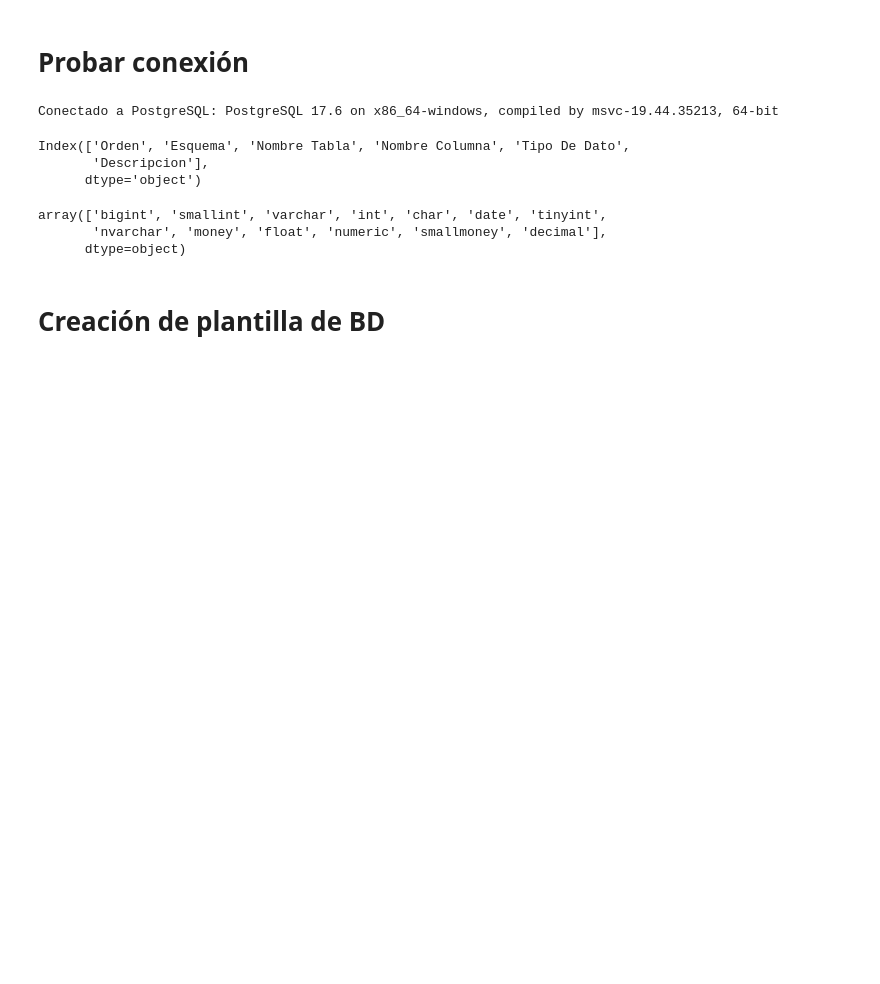
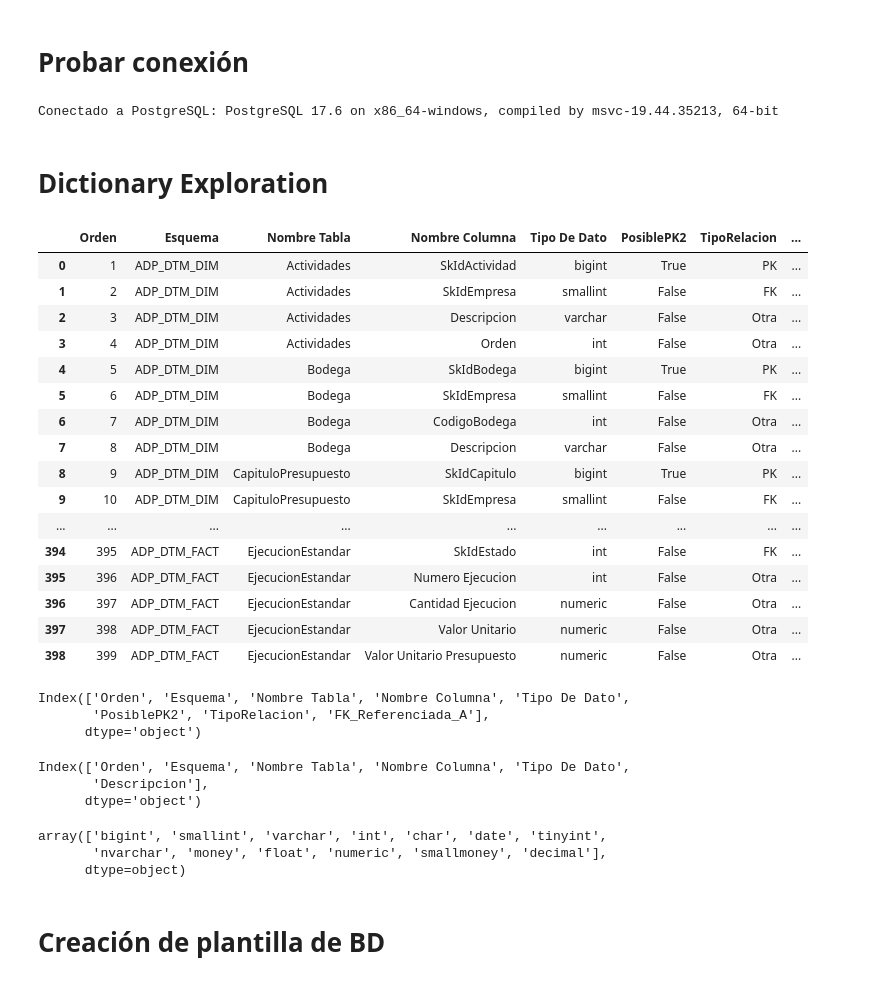
Before and after one commit to RamiroSeb2021/DB-by-data-dictionary-PostgreSQL, a Jupyter notebook: DB_Postgre.ipynb, the cells around one changed output. Saved outputs shown, nothing was run; the diff lists cells and outputs as text; code cells hidden in the pictures; blank space fills up the shorter version.

```diff
--- a/DB_Postgre.ipynb
+++ b/DB_Postgre.ipynb
@@ -46,12 +41,0 @@ df = pd.read_excel("Diccionario de Datos SINCO.xlsx")
-# %%
-df.columns
-# %% [output]
-Index(['Orden', 'Esquema', 'Nombre Tabla', 'Nombre Columna', 'Tipo De Dato',
-       'Descripcion'],
-      dtype='object')
-# %%
-df['Tipo De Dato'].unique()
-# %% [output]
-array(['bigint', 'smallint', 'varchar', 'int', 'char', 'date', 'tinyint',
-       'nvarchar', 'money', 'float', 'numeric', 'smallmoney', 'decimal'],
-      dtype=object)
@@ -86,0 +42,44 @@ _PAREN_RE = re.compile(r"^([a-zA-Z_]+)\s*\(\s*([0-9]+)(?:\s*,\s*([0-9]+))?\s*\)\
+# %% [markdown]
+# Dictionary Exploration
+# %%
+pd.set_option("display.max_rows", None)
+# df = pd.read_excel("Diccionario de Datos SINCO.xlsx")
+df_rel = pd.read_csv("Dicc_relacional")
+# %%
+df_rel
+# %% [output]
+|  | Orden | Esquema | Nombre Tabla | Nombre Columna | Tipo De Dato | PosiblePK2 | TipoRelacion | ... |
+| 0 | 1 | ADP_DTM_DIM | Actividades | SkIdActividad | bigint | True | PK | ... |
+| 1 | 2 | ADP_DTM_DIM | Actividades | SkIdEmpresa | smallint | False | FK | ... |
+| 2 | 3 | ADP_DTM_DIM | Actividades | Descripcion | varchar | False | Otra | ... |
+| 3 | 4 | ADP_DTM_DIM | Actividades | Orden | int | False | Otra | ... |
+| 4 | 5 | ADP_DTM_DIM | Bodega | SkIdBodega | bigint | True | PK | ... |
+| 5 | 6 | ADP_DTM_DIM | Bodega | SkIdEmpresa | smallint | False | FK | ... |
+| 6 | 7 | ADP_DTM_DIM | Bodega | CodigoBodega | int | False | Otra | ... |
+| 7 | 8 | ADP_DTM_DIM | Bodega | Descripcion | varchar | False | Otra | ... |
+| 8 | 9 | ADP_DTM_DIM | CapituloPresupuesto | SkIdCapitulo | bigint | True | PK | ... |
+| 9 | 10 | ADP_DTM_DIM | CapituloPresupuesto | SkIdEmpresa | smallint | False | FK | ... |
+| ... | ... | ... | ... | ... | ... | ... | ... | ... |
+| 394 | 395 | ADP_DTM_FACT | EjecucionEstandar | SkIdEstado | int | False | FK | ... |
+| 395 | 396 | ADP_DTM_FACT | EjecucionEstandar | Numero Ejecucion | int | False | Otra | ... |
+| 396 | 397 | ADP_DTM_FACT | EjecucionEstandar | Cantidad Ejecucion | numeric | False | Otra | ... |
+| 397 | 398 | ADP_DTM_FACT | EjecucionEstandar | Valor Unitario | numeric | False | Otra | ... |
+| 398 | 399 | ADP_DTM_FACT | EjecucionEstandar | Valor Unitario Presupuesto | numeric | False | Otra | ... |
+# %%
+df_rel.columns
+# %% [output]
+Index(['Orden', 'Esquema', 'Nombre Tabla', 'Nombre Columna', 'Tipo De Dato',
+       'PosiblePK2', 'TipoRelacion', 'FK_Referenciada_A'],
+      dtype='object')
+# %%
+df.columns
+# %% [output]
+Index(['Orden', 'Esquema', 'Nombre Tabla', 'Nombre Columna', 'Tipo De Dato',
+       'Descripcion'],
+      dtype='object')
+# %%
+df['Tipo De Dato'].unique()
+# %% [output]
+array(['bigint', 'smallint', 'varchar', 'int', 'char', 'date', 'tinyint',
+       'nvarchar', 'money', 'float', 'numeric', 'smallmoney', 'decimal'],
+      dtype=object)
```
Also changed, not shown: parts of 15 cells of this notebook, 2 other files.
